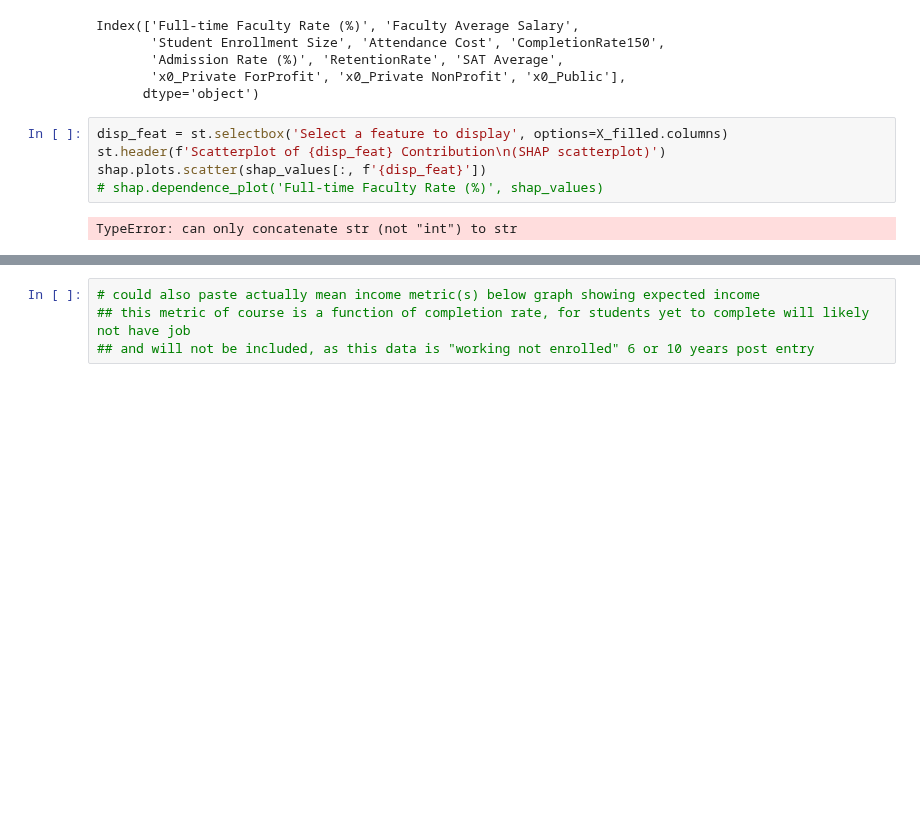
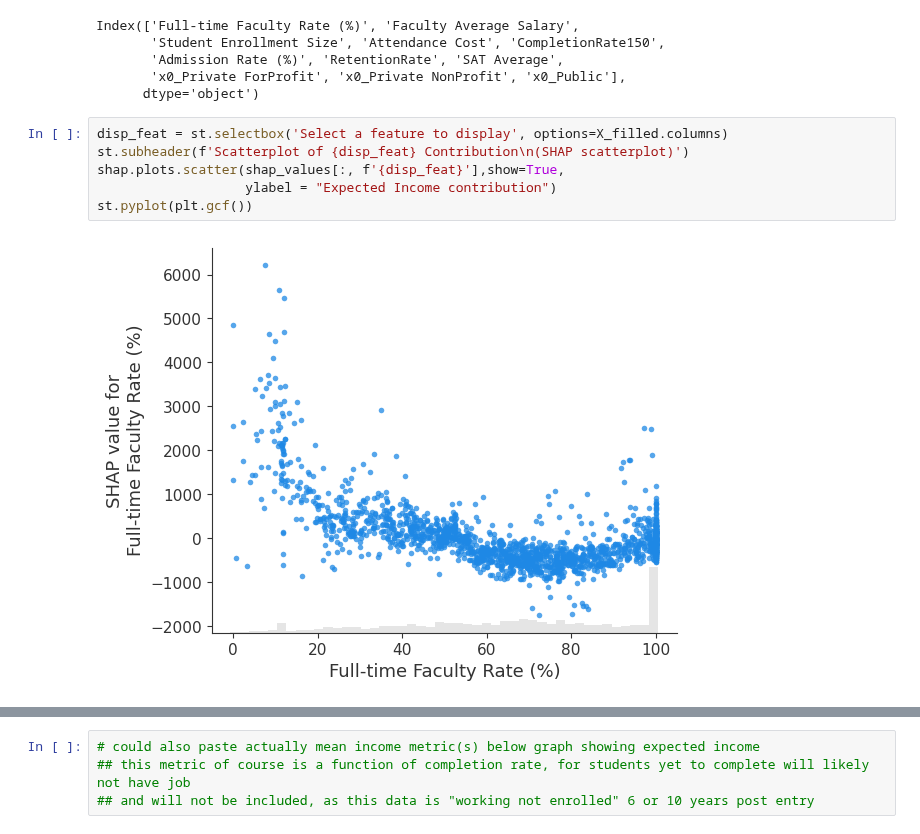
Before and after one commit to runstats21/college-score-card-analysis, a Jupyter notebook: streamlit_app_dev.ipynb, the cells around one changed output, grey strips where cells are left out. Drawn from its saved outputs; the diff is of its cells as text; blank space fills up the shorter version.

```diff
--- a/streamlit_app_dev.ipynb
+++ b/streamlit_app_dev.ipynb
@@ -66,11 +70,12 @@ Index(['Full-time Faculty Rate (%)', 'Faculty Average Salary',
       dtype='object')
 # %%
 disp_feat = st.selectbox('Select a feature to display', options=X_filled.columns)
-st.header(f'Scatterplot of {disp_feat} Contribution\n(SHAP scatterplot)')
-shap.plots.scatter(shap_values[:, f'{disp_feat}'])
-# shap.dependence_plot('Full-time Faculty Rate (%)', shap_values)
+st.subheader(f'Scatterplot of {disp_feat} Contribution\n(SHAP scatterplot)')
+shap.plots.scatter(shap_values[:, f'{disp_feat}'],show=True,
+                   ylabel = "Expected Income contribution")
+st.pyplot(plt.gcf())
 # %% [output]
-TypeError: can only concatenate str (not "int") to str
+[figure, added]
 # %%
 # feature importance plot
 st.header('Feature Importance')
```
Also changed, not shown: parts of 3 cells of this notebook, 3 other files.
